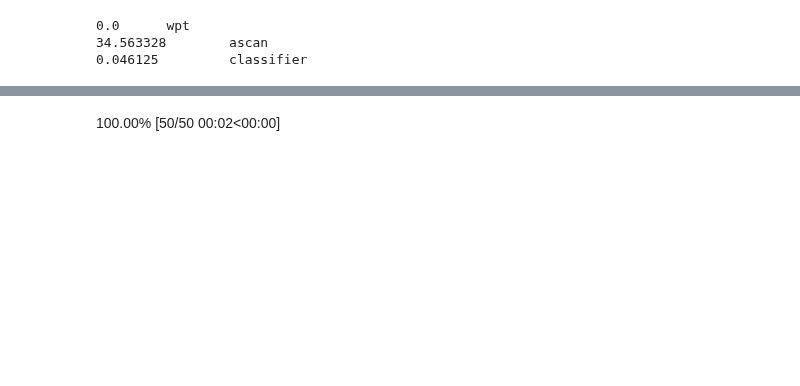
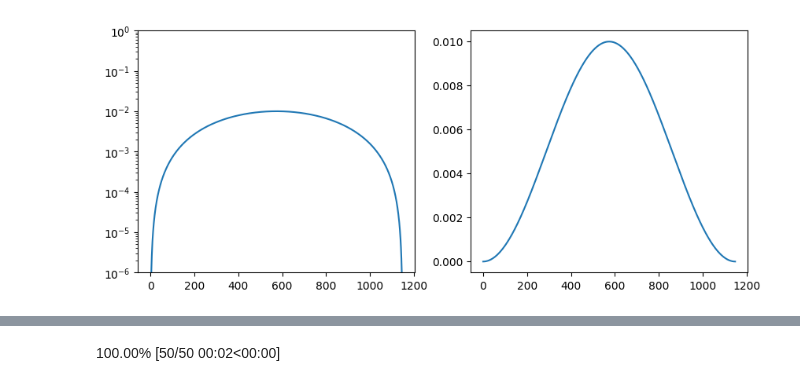
Before and after one commit to danjacobellis/tft, a Jupyter notebook: train/resisc45.ipynb, the cells around one changed output, grey strips where cells are left out. Cells and saved outputs as stored; diff of their text form; code cells hidden in the pictures; blank space fills up the shorter version.

```diff
--- a/train/resisc45.ipynb
+++ b/train/resisc45.ipynb
@@ -167,52 +105,30 @@ class TFTClassifier2D(torch.nn.Module):
 # %%
-from pytorch_wavelets import DWTForward
-from tft.transforms import WPT2D
-# from tft.models import TFTClassifier2D
-
-wt = DWTForward(J=1, mode='periodization', wave='bior4.4')
-wpt = WPT2D(wt).to(device)
-model = TFTClassifier2D(config,wpt).to(device)
-
-for name, module in model.named_children():
-    print(f"{sum(p.numel() for p in module.parameters())/1e6} \t {name}")
-
-if config.checkpoint:
-    checkpoint = torch.load(config.checkpoint, map_location="cpu", weights_only=False)
-    model.load_state_dict(checkpoint['model'])
+optimizer = Adan(
+    params=model.parameters(),
+    lr=1.0,
+    weight_decay=config.weight_decay,
+    caution=True
+)
+def rc_sched(i_step, config):
+    t = i_step / (config.steps / config.plot_update)
+    return config.max_lr*0.5 * (1 - np.cos(2*np.pi*(t**config.lr_pow))) + 1e-15
+    return lr
+schedule = torch.optim.lr_scheduler.LambdaLR(
+    optimizer,
+    lr_lambda = lambda i_step: rc_sched(i_step, config),
+)
-# %% [output]
-0.0      wpt
-34.563328        ascan
-0.046125         classifier
 # %%
-mix_transforms = [
-    CutMix(num_classes=config.classifier_num_classes, alpha=1.),
-    MixUp(num_classes=config.classifier_num_classes, alpha=1.)
-]
-rand_crop = Compose([
-    Resize(size=config.image_size,interpolation=PIL.Image.Resampling.LANCZOS),
-    RandomCrop(size=config.crop_size),
-    PILToTensor()
-])
-cent_crop = Compose([
-    Resize(size=config.image_size,interpolation=PIL.Image.Resampling.LANCZOS),
-    CenterCrop(size=config.crop_size),
-    PILToTensor()
-])
-def train_collate_fn(batch):
-    B = len(batch)
-    x = torch.zeros((B, config.channels, config.crop_size, config.crop_size), dtype=torch.uint8)
-    y = torch.zeros(B, dtype=torch.int)
-    for i_sample, sample in enumerate(batch):
-        y[i_sample] = sample['label']
-        x[i_sample,:,:,:] = rand_crop(sample['image'])
-    return x, y
-
-def valid_collate_fn(batch):
-    B = len(batch)
-    x = torch.zeros((B, config.channels, config.crop_size, config.crop_size), dtype=torch.uint8)
-    y = torch.zeros(B, dtype=torch.int)
-    for i_sample, sample in enumerate(batch):
-        y[i_sample] = sample['label']
-        x[i_sample,:,:,:] = cent_crop(sample['image'])
-    return (x,y)
+# learning_rates = [optimizer.param_groups[0]['lr']]
+# i_step = 0
+# for i_epoch in range(config.epochs):
+#     for i_batch in range(config.steps_per_epoch):
+#         if (i_step+1) % config.plot_update == 0:
+#             schedule.step()
+#             learning_rates.append(optimizer.param_groups[0]['lr'])
+#         i_step+=1
+# fig, axes = plt.subplots(ncols=2, figsize=(10, 4))
+# axes[0].semilogy(learning_rates);axes[0].set_ylim([1e-6, 1.0])
+# axes[1].plot(learning_rates);
+# %% [output]
+[figure, added]
 # %%
```
Also changed, not shown: parts of 16 cells of this notebook, 2 other files.
